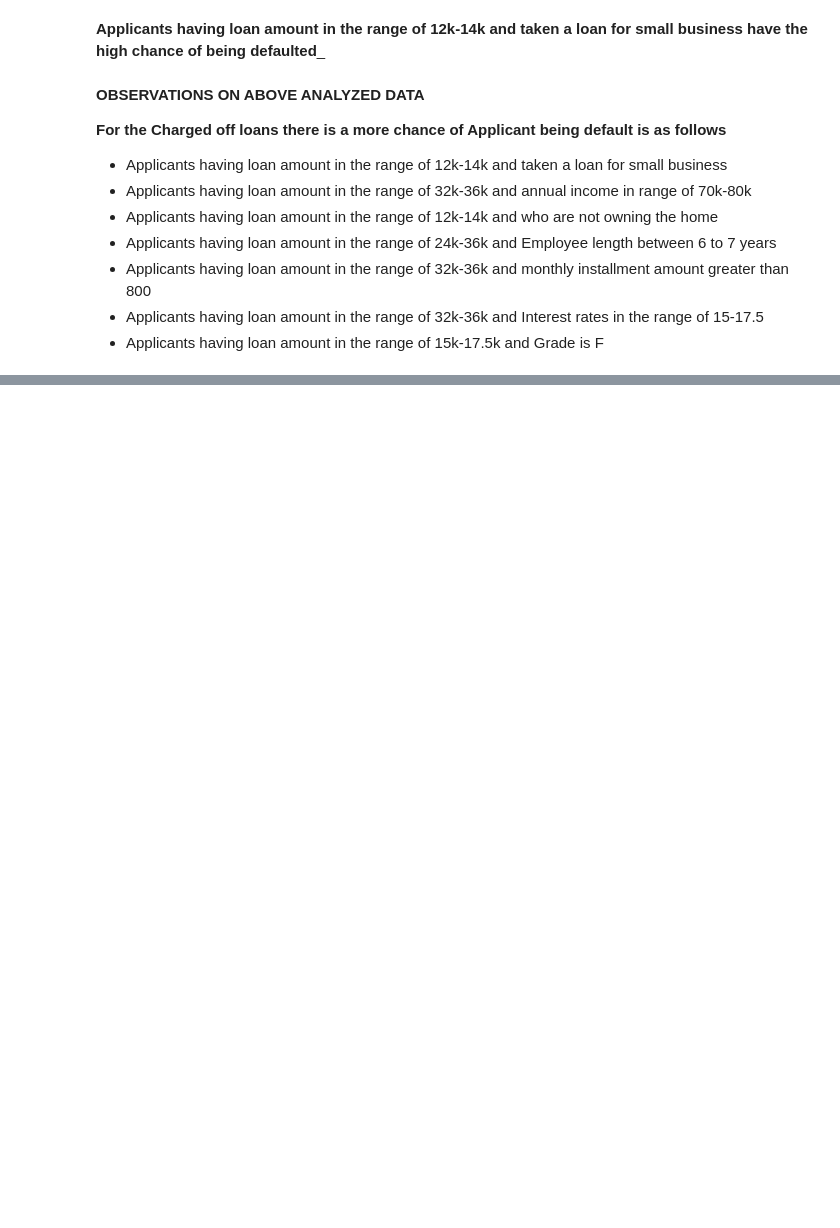
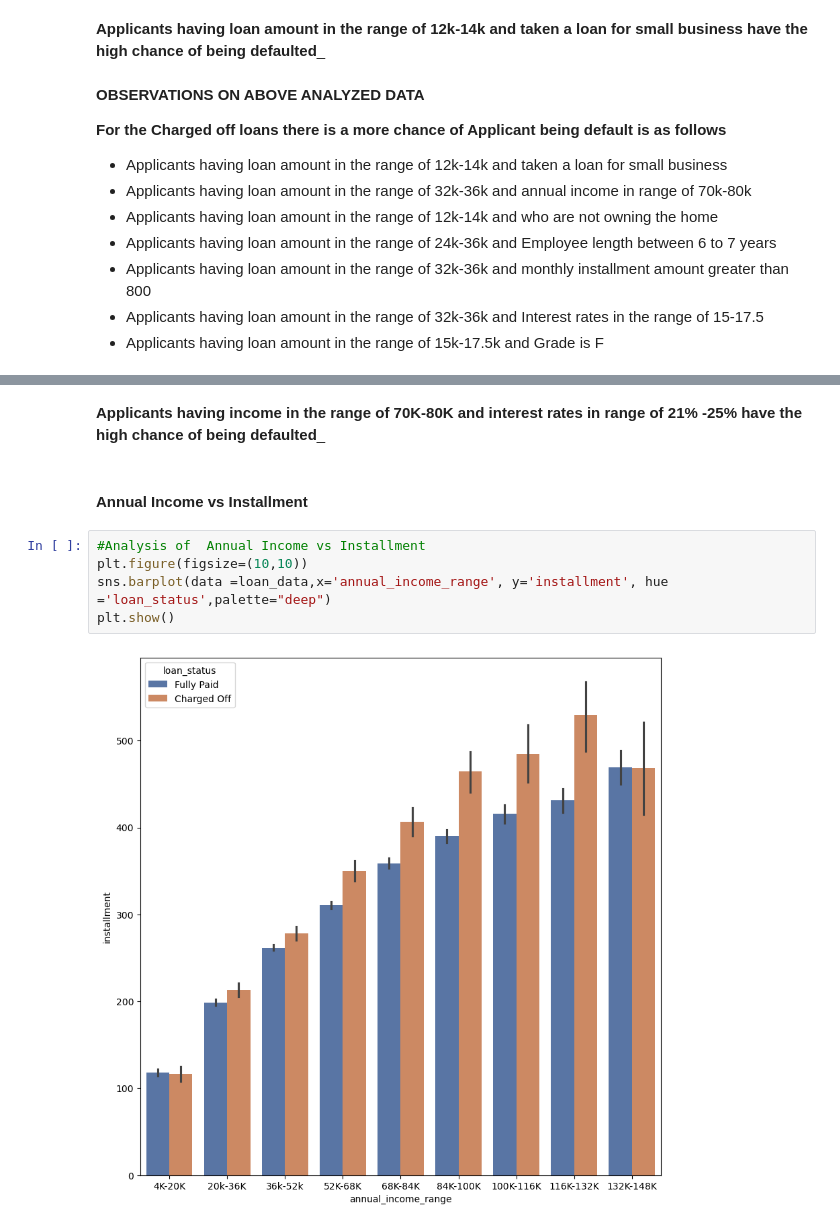
Before and after one commit to Gokul2448/LendingClubCaseStudy, a Jupyter notebook: Lending_club_case_study_Gokul_Saurabh_V1.ipynb, the cells around one changed output, grey strips where cells are left out. Drawn from its saved outputs; the diff is of its cells as text; blank space fills up the shorter version.

```diff
--- a/Lending_club_case_study_Gokul_Saurabh_V1.ipynb
+++ b/Lending_club_case_study_Gokul_Saurabh_V1.ipynb
@@ -1073,0 +1096,11 @@ __For the Charged off loans there is a more chance of Applicant being default is
+# %% [markdown]
+__Applicants having income in the range of 70K-80K and interest rates in range of 21% -25% have the high chance of being defaulted___
+# %% [markdown]
+#### Annual Income vs Installment
+# %%
+#Analysis of  Annual Income vs Installment
+plt.figure(figsize=(10,10))
+sns.barplot(data =loan_data,x='annual_income_range', y='installment', hue ='loan_status',palette="deep")
+plt.show()
+# %% [output]
+[figure, added]
```
Also changed, not shown: parts of 22 cells of this notebook.
